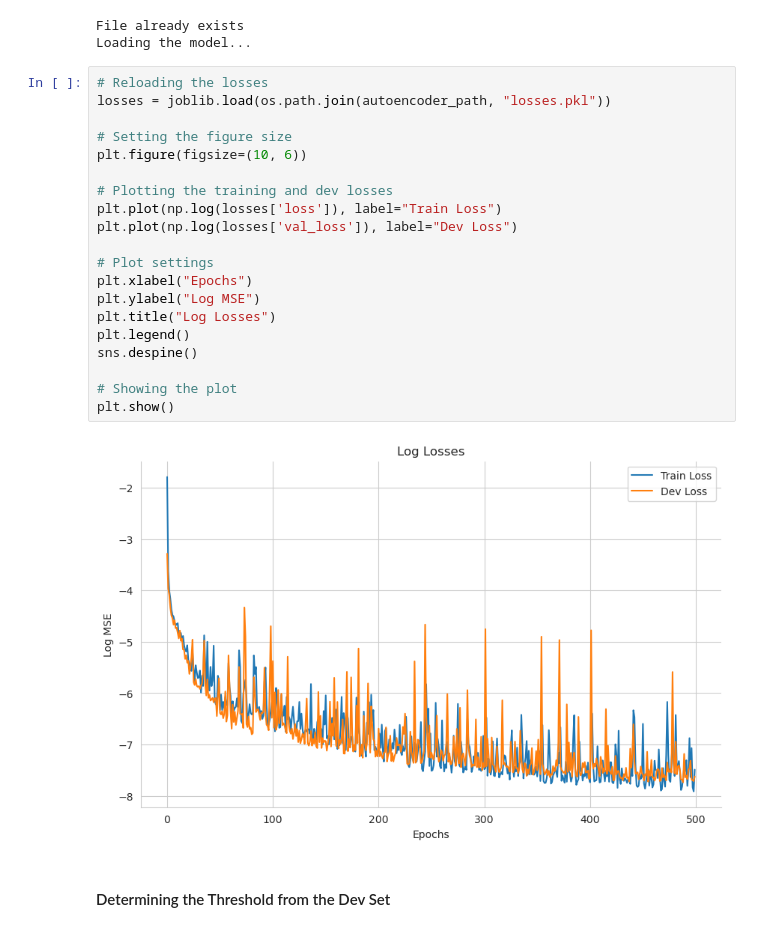
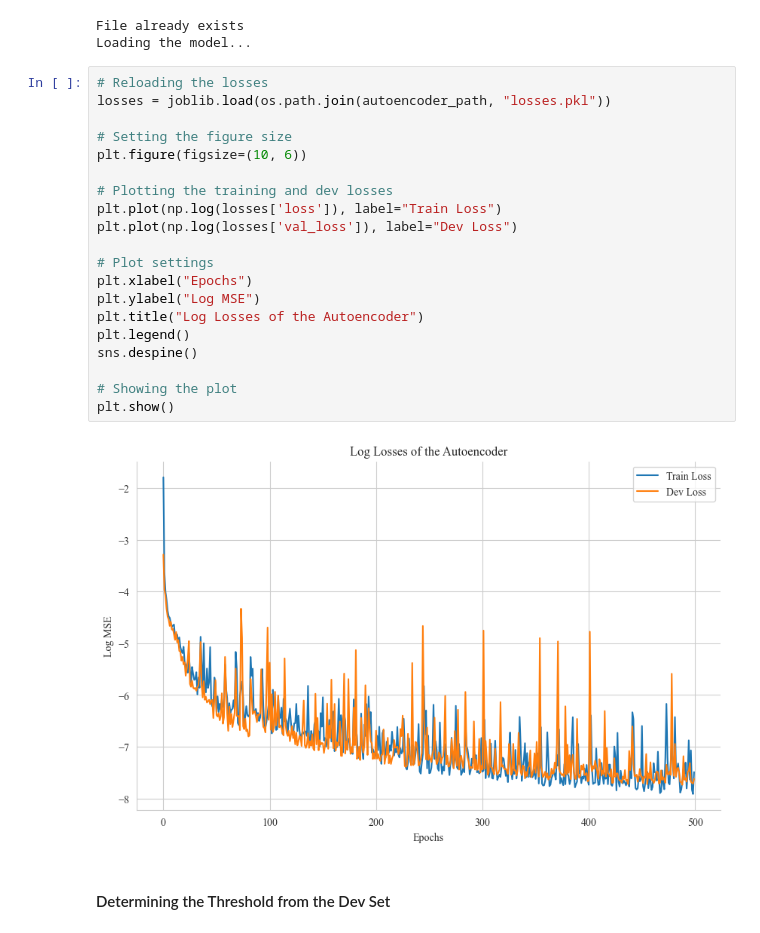
Before and after one commit to dennisjooo/Credit-Fraud-Detector, a Jupyter notebook: fraud.ipynb, the cells around one changed output. Drawn from its saved outputs; the diff is of its cells as text.

```diff
--- a/fraud.ipynb
+++ b/fraud.ipynb
@@ -814,25 +813,25 @@ Loading the model...
 # %%
 # Reloading the losses
 losses = joblib.load(os.path.join(autoencoder_path, "losses.pkl"))
 
 # Setting the figure size
 plt.figure(figsize=(10, 6))
 
 # Plotting the training and dev losses
 plt.plot(np.log(losses['loss']), label="Train Loss")
 plt.plot(np.log(losses['val_loss']), label="Dev Loss")
 
 # Plot settings
 plt.xlabel("Epochs")
 plt.ylabel("Log MSE")
-plt.title("Log Losses")
+plt.title("Log Losses of the Autoencoder")
 plt.legend()
 sns.despine()
 
 # Showing the plot
 plt.show()
 # %% [output]
-[figure, old version]
+[figure, new version]
 # %% [markdown]
 #### Determining the Threshold from the Dev Set
 # %% [markdown]
```
Also changed, not shown: parts of 18 cells of this notebook.
